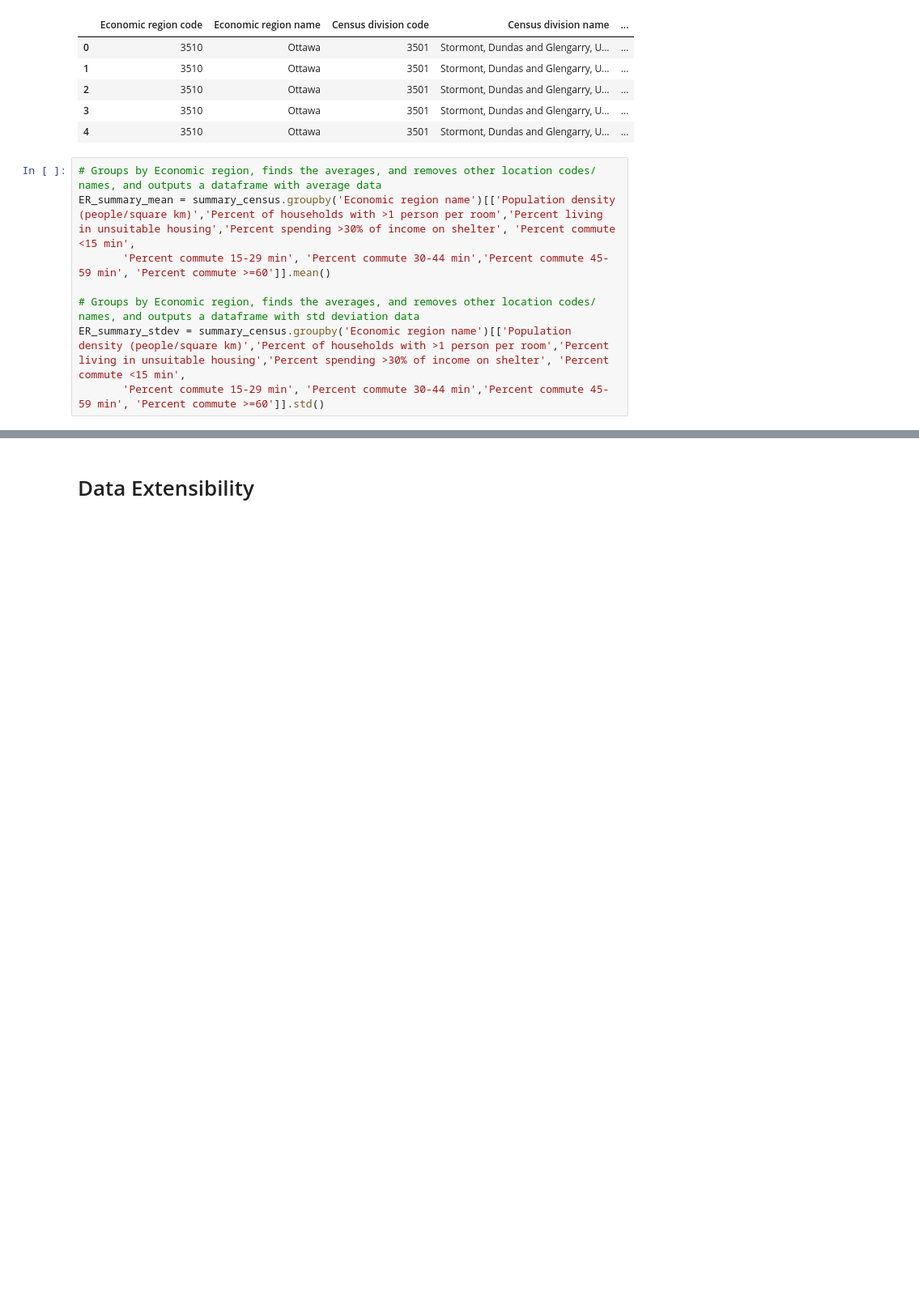
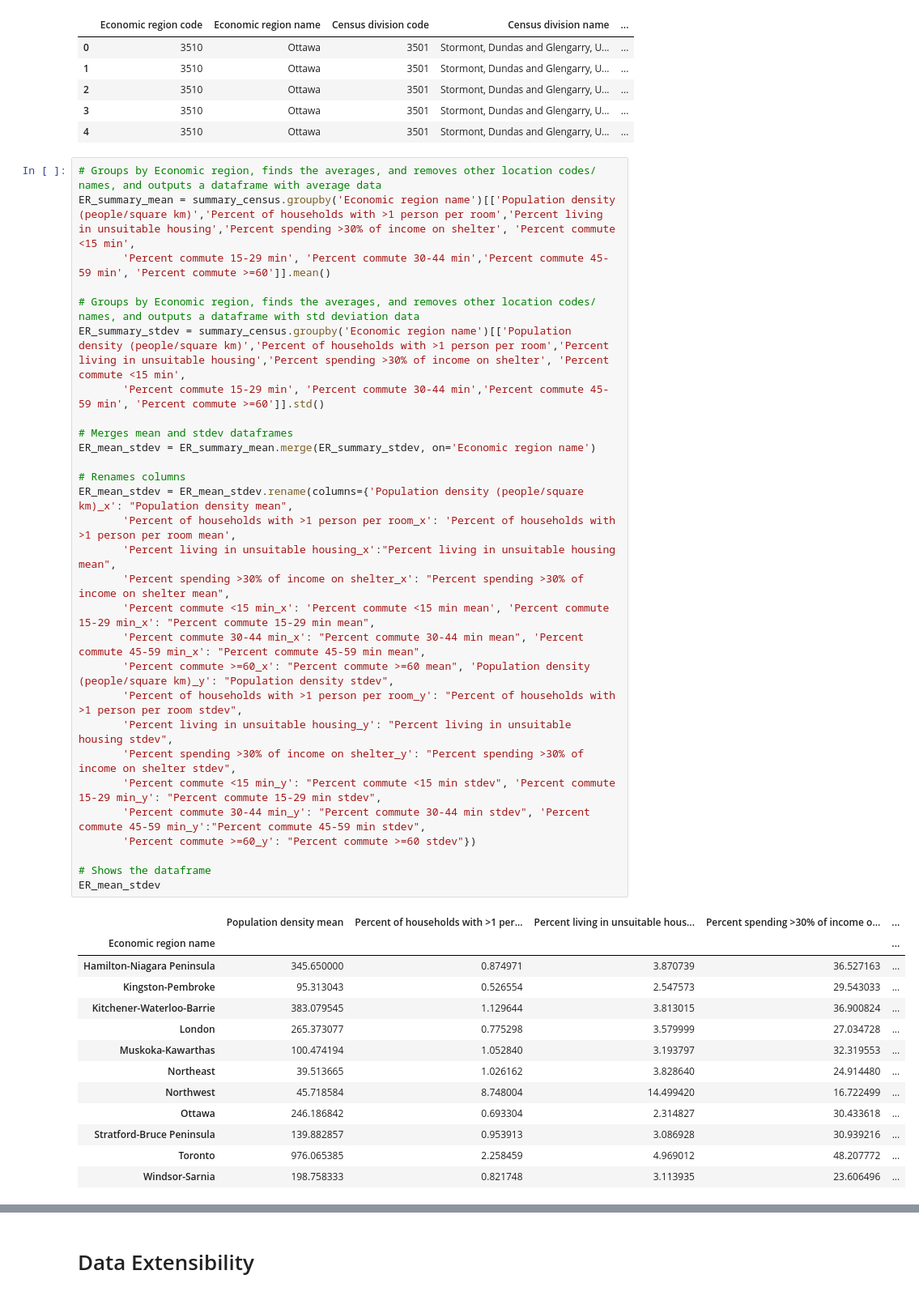
Before and after one commit to AyokOluwole/project-1, a Jupyter notebook: wage_jobs_analysis/wage_jobs_analysis.ipynb, the cells around one changed output, grey strips where cells are left out. Shown: that part at 81% size. Cells and saved outputs as stored; diff of their text form; blank space fills up the shorter version.

```diff
--- a/wage_jobs_analysis/wage_jobs_analysis.ipynb
+++ b/wage_jobs_analysis/wage_jobs_analysis.ipynb
@@ -368,9 +411,44 @@ summary_census.head()
 # %%
 # Groups by Economic region, finds the averages, and removes other location codes/ names, and outputs a dataframe with average data
 ER_summary_mean = summary_census.groupby('Economic region name')[['Population density (people/square km)','Percent of households with >1 person per room','Percent living in unsuitable housing','Percent spending >30% of income on shelter', 'Percent commute <15 min',
        'Percent commute 15-29 min', 'Percent commute 30-44 min','Percent commute 45-59 min', 'Percent commute >=60']].mean()
 
 # Groups by Economic region, finds the averages, and removes other location codes/ names, and outputs a dataframe with std deviation data
 ER_summary_stdev = summary_census.groupby('Economic region name')[['Population density (people/square km)','Percent of households with >1 person per room','Percent living in unsuitable housing','Percent spending >30% of income on shelter', 'Percent commute <15 min',
        'Percent commute 15-29 min', 'Percent commute 30-44 min','Percent commute 45-59 min', 'Percent commute >=60']].std()
+
+# Merges mean and stdev dataframes
+ER_mean_stdev = ER_summary_mean.merge(ER_summary_stdev, on='Economic region name')
+
+# Renames columns
+ER_mean_stdev = ER_mean_stdev.rename(columns={'Population density (people/square km)_x': "Population density mean",
+       'Percent of households with >1 person per room_x': 'Percent of households with >1 person per room mean',
+       'Percent living in unsuitable housing_x':"Percent living in unsuitable housing mean",
+       'Percent spending >30% of income on shelter_x': "Percent spending >30% of income on shelter mean",
+       'Percent commute <15 min_x': 'Percent commute <15 min mean', 'Percent commute 15-29 min_x': "Percent commute 15-29 min mean",
+       'Percent commute 30-44 min_x': "Percent commute 30-44 min mean", 'Percent commute 45-59 min_x': "Percent commute 45-59 min mean",
+       'Percent commute >=60_x': "Percent commute >=60 mean", 'Population density (people/square km)_y': "Population density stdev",
+       'Percent of households with >1 person per room_y': "Percent of households with >1 person per room stdev",
+       'Percent living in unsuitable housing_y': "Percent living in unsuitable housing stdev",
+       'Percent spending >30% of income on shelter_y': "Percent spending >30% of income on shelter stdev",
+       'Percent commute <15 min_y': "Percent commute <15 min stdev", 'Percent commute 15-29 min_y': "Percent commute 15-29 min stdev",
+       'Percent commute 30-44 min_y': "Percent commute 30-44 min stdev", 'Percent commute 45-59 min_y':"Percent commute 45-59 min stdev",
+       'Percent commute >=60_y': "Percent commute >=60 stdev"})
+
+# Shows the dataframe
+ER_mean_stdev
+# %% [output]
+|  | Population density mean | Percent of households with >1 per... | Percent living in unsuitable hous... | Percent spending >30% of income o... | ... |
+| Economic region name |  |  |  |  | ... |
+| Hamilton-Niagara Peninsula | 345.650000 | 0.874971 | 3.870739 | 36.527163 | ... |
+| Kingston-Pembroke | 95.313043 | 0.526554 | 2.547573 | 29.543033 | ... |
+| Kitchener-Waterloo-Barrie | 383.079545 | 1.129644 | 3.813015 | 36.900824 | ... |
+| London | 265.373077 | 0.775298 | 3.579999 | 27.034728 | ... |
+| Muskoka-Kawarthas | 100.474194 | 1.052840 | 3.193797 | 32.319553 | ... |
+| Northeast | 39.513665 | 1.026162 | 3.828640 | 24.914480 | ... |
+| Northwest | 45.718584 | 8.748004 | 14.499420 | 16.722499 | ... |
+| Ottawa | 246.186842 | 0.693304 | 2.314827 | 30.433618 | ... |
+| Stratford-Bruce Peninsula | 139.882857 | 0.953913 | 3.086928 | 30.939216 | ... |
+| Toronto | 976.065385 | 2.258459 | 4.969012 | 48.207772 | ... |
+| Windsor-Sarnia | 198.758333 | 0.821748 | 3.113935 | 23.606496 | ... |
 # %% [markdown]
```
Also changed, not shown: parts of 17 cells of this notebook, 2 other files.
